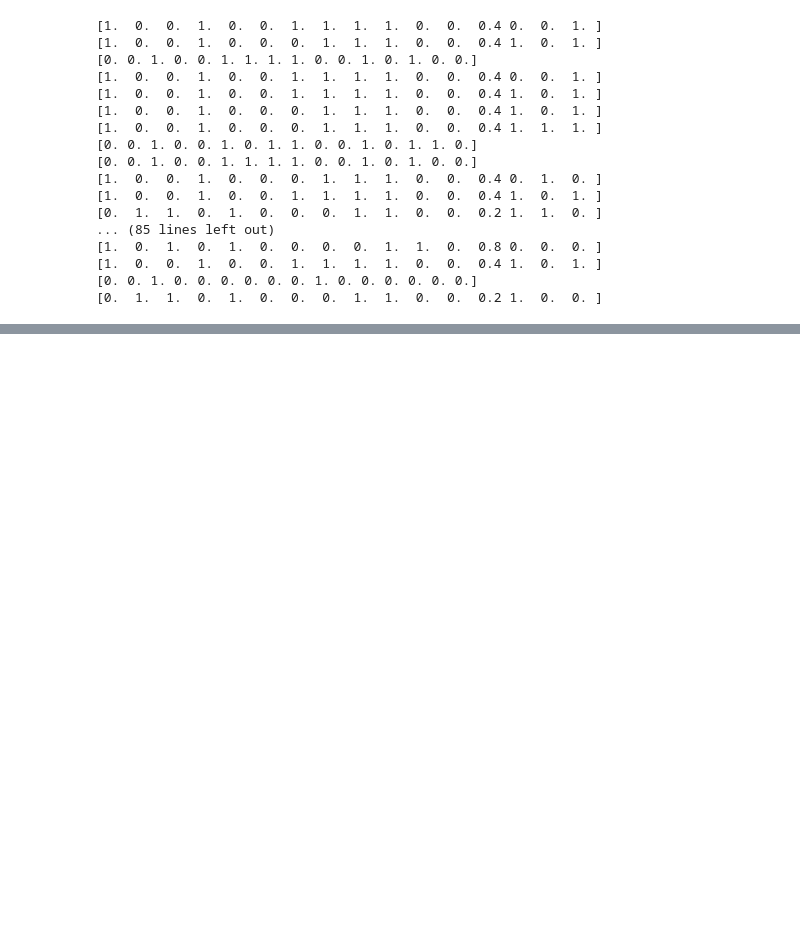
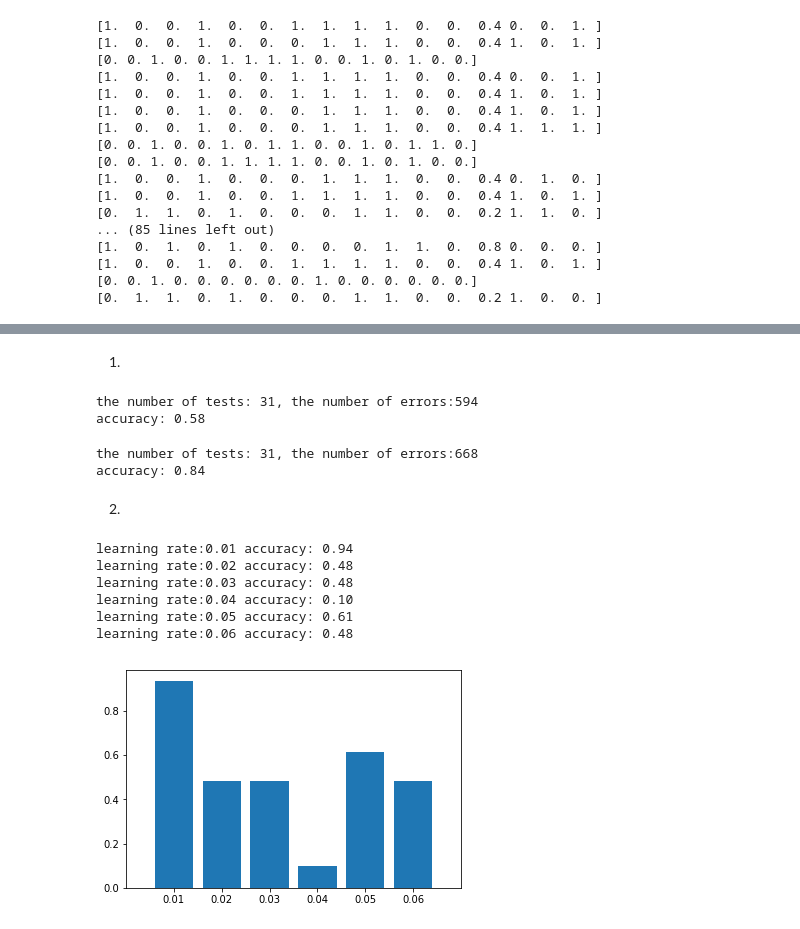
Before and after one commit to gudrb/machine_learning_class, a Jupyter notebook: hw3-sklearn.ipynb, the cells around one changed output, grey strips where cells are left out. Drawn from its saved outputs; the diff is of its cells as text; code cells hidden in the pictures; blank space fills up the shorter version.

```diff
--- a/hw3-sklearn.ipynb
+++ b/hw3-sklearn.ipynb
@@ -248,6 +301,3 @@ for i in zoo_att:
 [1.  0.  0.  1.  0.  0.  1.  1.  1.  1.  0.  0.  0.4 1.  0.  1. ]
 [0. 0. 1. 0. 0. 0. 0. 0. 0. 1. 0. 0. 0. 0. 0. 0.]
 [0.  1.  1.  0.  1.  0.  0.  0.  1.  1.  0.  0.  0.2 1.  0.  0. ]
-# %%
-for i in zoo_list_att:
-    print(i)
@@ -271,0 +306,8 @@ for i in zoo_list_att:
+# %%
+import numpy as np
+from sklearn.preprocessing import MinMaxScaler
+min_max_scaler = preprocessing.MinMaxScaler()
+zoo_list_att = np.array(zoo_list)[:,:-1]
+data_scaled = min_max_scaler.fit_transform(zoo_list_att)
+for i in data_scaled:
+    print(i)
@@ -271,0 +334,60 @@ for i in zoo_list_att:
+# %% [markdown]
+1)
+# %%
+from sklearn.neural_network import MLPClassifier
+from sklearn.metrics import accuracy_score
+X_train, X_test, y_train, y_test = train_test_split(np.array(zoo_list)[:,:-1],np.array(zoo_list)[:,-1:],test_size = 0.3,random_state = 42)
+clf = MLPClassifier(hidden_layer_sizes=(20,))
+clf.fit(X_train,y_train)
+y_pred = clf.predict(X_test)
+print('the number of tests: %d, the number of errors:%d'%(len(y_test), (y_test!=y_pred).sum() ))
+
+print('accuracy: %.2f'%accuracy_score(y_test,y_pred))
+# %% [output]
+the number of tests: 31, the number of errors:594
+accuracy: 0.58
+# %%
+from sklearn.neural_network import MLPClassifier
+from sklearn.metrics import accuracy_score
+X_train, X_test, y_train, y_test = train_test_split(np.array(zoo_list)[:,:-1],np.array(zoo_list)[:,-1:],test_size = 0.3,random_state = 42)
+clf = MLPClassifier(hidden_layer_sizes=(30,30))
+clf.fit(X_train,y_train)
+y_pred = clf.predict(X_test)
+print('the number of tests: %d, the number of errors:%d'%(len(y_test), (y_test!=y_pred).sum() ))
+
+print('accuracy: %.2f'%accuracy_score(y_test,y_pred))
+# %% [output]
+the number of tests: 31, the number of errors:668
+accuracy: 0.84
+# %% [markdown]
+2)
+# %%
+from sklearn.neural_network import MLPClassifier
+from sklearn.metrics import accuracy_score
+
+X_train, X_test, y_train, y_test = train_test_split(np.array(zoo_list)[:,:-1],np.array(zoo_list)[:,-1:],test_size = 0.3,random_state = 42)
+accuracy_array=[]
+learning_rate_array=[0.01,0.02,0.03,0.04,0.05,0.06]
+for i in learning_rate_array:
+    clf = MLPClassifier(hidden_layer_sizes=(30,30),learning_rate_init=i)
+    clf.fit(X_train,y_train)
+    y_pred = clf.predict(X_test)
+    print('learning rate:%.2f accuracy: %.2f'%(i,accuracy_score(y_test,y_pred)))
+    accuracy_array.append(accuracy_score(y_test,y_pred))
+# %% [output]
+learning rate:0.01 accuracy: 0.94
+learning rate:0.02 accuracy: 0.48
+learning rate:0.03 accuracy: 0.48
+learning rate:0.04 accuracy: 0.10
+learning rate:0.05 accuracy: 0.61
+learning rate:0.06 accuracy: 0.48
+# %%
+import matplotlib.pyplot as plt
+%matplotlib inline
+plt.xticks(np.arange(6),learning_rate_array)
+ax = plt.gca()
+ax.set_xlim([-1,6])
+plt.bar(np.arange(len(accuracy_array)), accuracy_array)
+plt.show()
+# %% [output]
+[figure, added]
```
Also changed, not shown: parts of 33 cells of this notebook.
